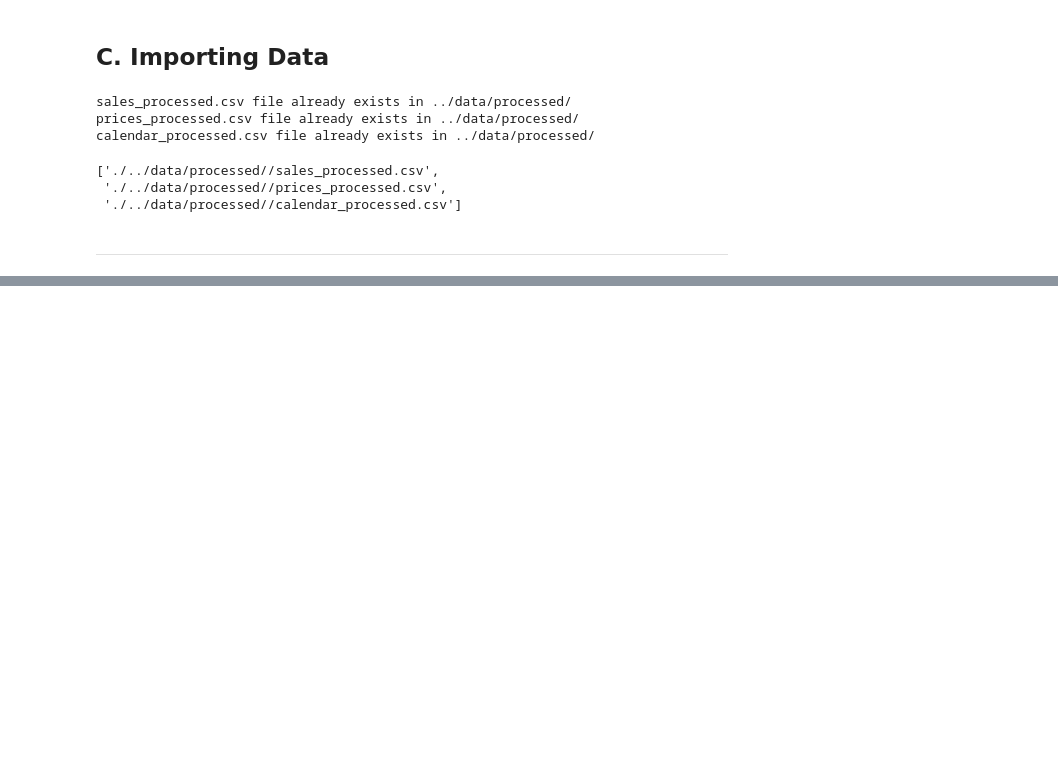
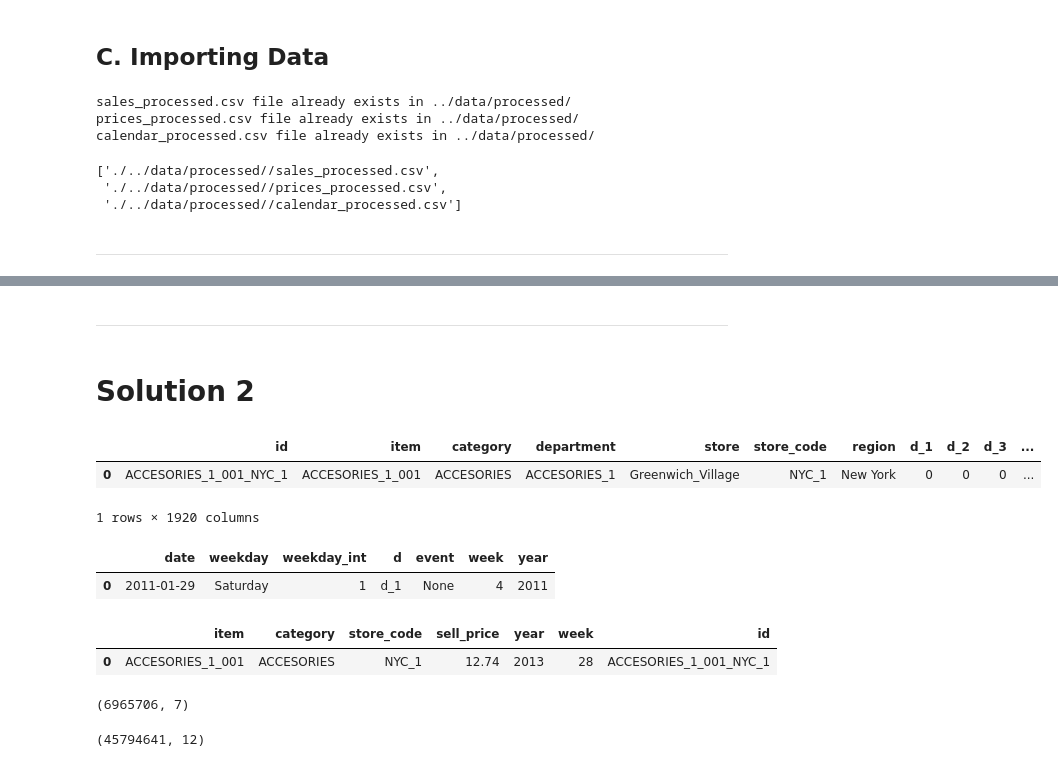
Before and after one commit to Maycas/DS-Market, a Jupyter notebook: 1 - Analysis/2 - Feature engineering.ipynb, the cells around one changed output, grey strips where cells are left out. Drawn from its saved outputs; the diff is of its cells as text; code cells hidden in the pictures; blank space fills up the shorter version.

```diff
--- a/1 - Analysis/2 - Feature engineering.ipynb
+++ b/1 - Analysis/2 - Feature engineering.ipynb
@@ -80,0 +102,4 @@ sales[300:500]
+# %% [markdown]
+___
+# %% [markdown]
+# Solution 2
@@ -80,0 +115,16 @@ sales[300:500]
+# %%
+sales.head(1)
+# %% [output]
+|  | id | item | category | department | store | store_code | region | d_1 | d_2 | d_3 | ... |
+| 0 | ACCESORIES_1_001_NYC_1 | ACCESORIES_1_001 | ACCESORIES | ACCESORIES_1 | Greenwich_Village | NYC_1 | New York | 0 | 0 | 0 | ... |
+1 rows × 1920 columns
+# %%
+calendar.head(1)
+# %% [output]
+|  | date | weekday | weekday_int | d | event | week | year |
+| 0 | 2011-01-29 | Saturday | 1 | d_1 | None | 4 | 2011 |
+# %%
+prices.head(1)
+# %% [output]
+|  | item | category | store_code | sell_price | year | week | id |
+| 0 | ACCESORIES_1_001 | ACCESORIES | NYC_1 | 12.74 | 2013 | 28 | ACCESORIES_1_001_NYC_1 |
@@ -80,0 +138,8 @@ sales[300:500]
+# %%
+prices.shape
+# %% [output]
+(6965706, 7)
+# %%
+merge1.shape
+# %% [output]
+(45794641, 12)
```
Also changed, not shown: parts of 50 cells of this notebook, 2 other files.
